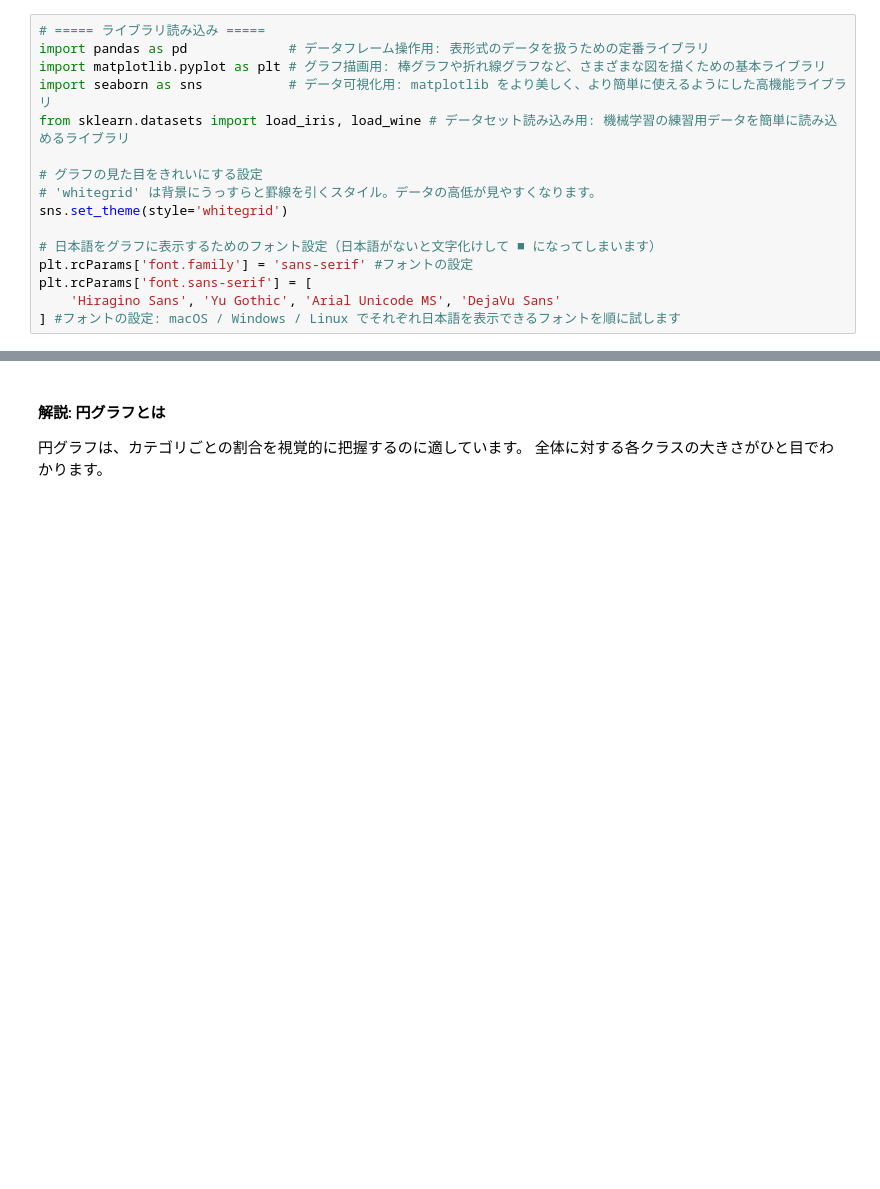
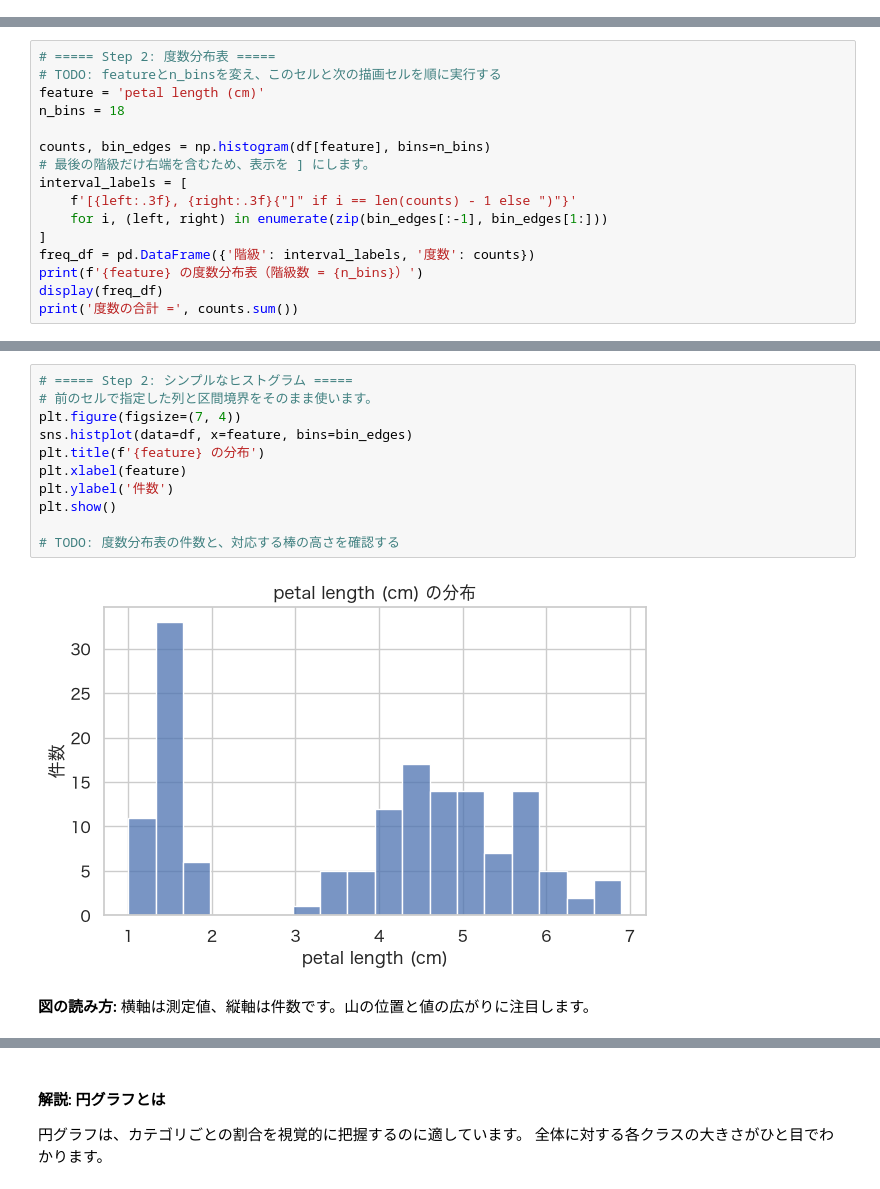
Before and after one commit to KazuhisaFujita/MachineLearning_training, a Jupyter notebook: notebook/lesson02_eda_template.ipynb, the cells around one changed output, grey strips where cells are left out. Drawn from its saved outputs; the diff is of its cells as text; blank space fills up the shorter version.

```diff
--- a/notebook/lesson02_eda_template.ipynb
+++ b/notebook/lesson02_eda_template.ipynb
@@ -71,16 +0,0 @@ Pythonでグラフを描くためのライブラリであるmatplotlib と seabo
-# %%
-# ===== ライブラリ読み込み =====
-import pandas as pd             # データフレーム操作用: 表形式のデータを扱うための定番ライブラリ
-import matplotlib.pyplot as plt # グラフ描画用: 棒グラフや折れ線グラフなど、さまざまな図を描くための基本ライブラリ
-import seaborn as sns           # データ可視化用: matplotlib をより美しく、より簡単に使えるようにした高機能ライブラリ
-from sklearn.datasets import load_iris, load_wine # データセット読み込み用: 機械学習の練習用データを簡単に読み込めるライブラリ
-
-# グラフの見た目をきれいにする設定
-# 'whitegrid' は背景にうっすらと罫線を引くスタイル。データの高低が見やすくなります。
-sns.set_theme(style='whitegrid')
-
-# 日本語をグラフに表示するためのフォント設定（日本語がないと文字化けして ■ になってしまいます）
-plt.rcParams['font.family'] = 'sans-serif' #フォントの設定
-plt.rcParams['font.sans-serif'] = [
-    'Hiragino Sans', 'Yu Gothic', 'Arial Unicode MS', 'DejaVu Sans'
-] #フォントの設定: macOS / Windows / Linux でそれぞれ日本語を表示できるフォントを順に試します
@@ -332,0 +413,16 @@ plt.show()
+# %%
+# ===== Step 2: 度数分布表 =====
+# TODO: featureとn_binsを変え、このセルと次の描画セルを順に実行する
+feature = 'petal length (cm)'
+n_bins = 18
+
+counts, bin_edges = np.histogram(df[feature], bins=n_bins)
+# 最後の階級だけ右端を含むため、表示を ] にします。
+interval_labels = [
+    f'[{left:.3f}, {right:.3f}{"]" if i == len(counts) - 1 else ")"}'
+    for i, (left, right) in enumerate(zip(bin_edges[:-1], bin_edges[1:]))
+]
+freq_df = pd.DataFrame({'階級': interval_labels, '度数': counts})
+print(f'{feature} の度数分布表（階級数 = {n_bins}）')
+display(freq_df)
+print('度数の合計 =', counts.sum())
@@ -332,0 +449,15 @@ plt.show()
+# %%
+# ===== Step 2: シンプルなヒストグラム =====
+# 前のセルで指定した列と区間境界をそのまま使います。
+plt.figure(figsize=(7, 4))
+sns.histplot(data=df, x=feature, bins=bin_edges)
+plt.title(f'{feature} の分布')
+plt.xlabel(feature)
+plt.ylabel('件数')
+plt.show()
+
+# TODO: 度数分布表の件数と、対応する棒の高さを確認する
+# %% [output]
+[figure, added]
+# %% [markdown]
+**図の読み方:** 横軸は測定値、縦軸は件数です。山の位置と値の広がりに注目します。
```
Also changed, not shown: parts of 94 cells of this notebook, 1 other file.
